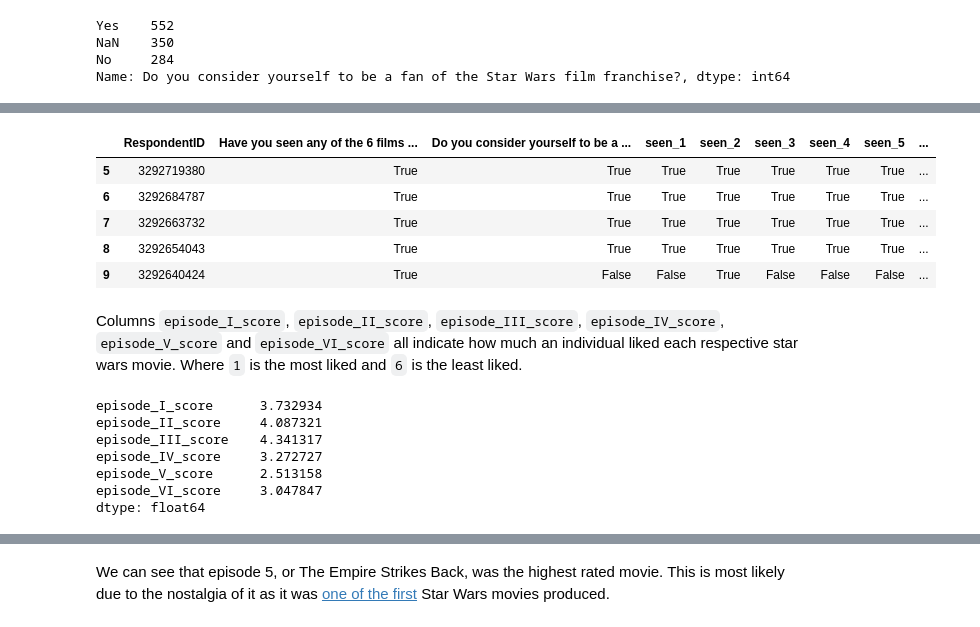
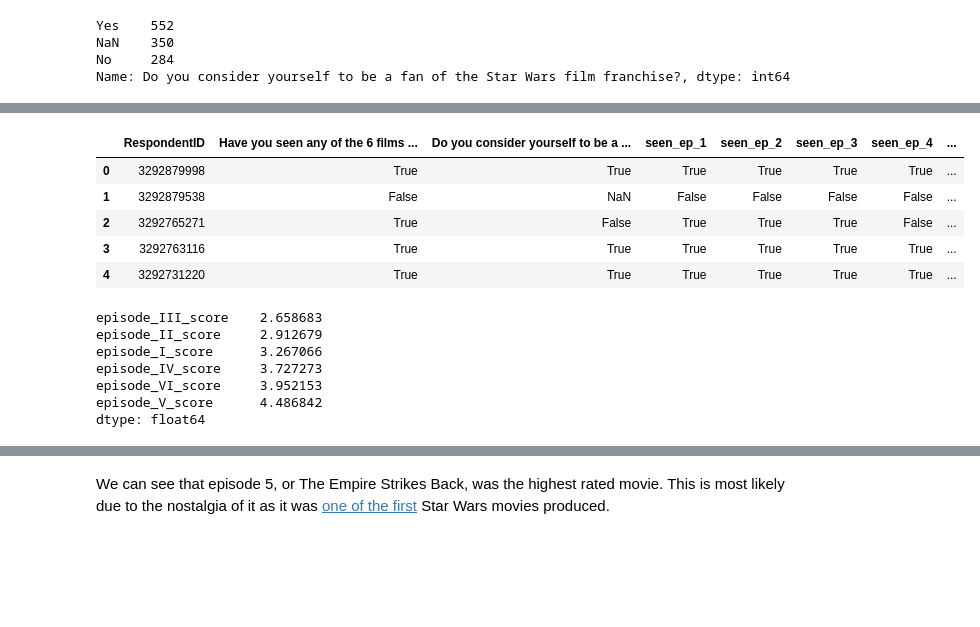
Before and after one commit to Witiko-5/Data-Science-Projects, a Jupyter notebook: Guided Projects/Star Wars GP.ipynb, the cells around one changed output, grey strips where cells are left out. Drawn from its saved outputs; the diff is of its cells as text; code cells hidden in the pictures; blank space fills up the shorter version.

```diff
--- a/Guided Projects/Star Wars GP.ipynb
+++ b/Guided Projects/Star Wars GP.ipynb
@@ -105,13 +107,14 @@ Furthermore we're going to rename the columns `Which of the following Star Wars
 # %%
 # Rename columns
 star_wars = star_wars.rename(columns={
-    'Which of the following Star Wars films have you seen? Please select all that apply.':'ep_1',
-    'Unnamed: 4':'ep_2',
-    'Unnamed: 5':'ep_3',
-    'Unnamed: 6':'ep_4',
-    'Unnamed: 7':'ep_5',
-    'Unnamed: 8':'ep_6'})
+    'Which of the following Star Wars films have you seen? Please select all that apply.':'seen_ep_1',
+    'Unnamed: 4':'seen_ep_2',
+    'Unnamed: 5':'seen_ep_3',
+    'Unnamed: 6':'seen_ep_4',
+    'Unnamed: 7':'seen_ep_5',
+    'Unnamed: 8':'seen_ep_6'})
 
 # Check to see if it worked
-star_wars.columns[3:9]
+print(star_wars.columns[3:9])
+star_wars.head()
 # %% [output]
@@ -127,0 +136,3 @@ star_wars.head()
+# %%
+star_wars.rename(columns={'Please rank the Star Wars films in order of preference with 1 being your favorite film in the franchise and 6 being your least favorite film.':'test'}, inplace=True)
+star_wars.head()
@@ -158,32 +200,48 @@ For the enxt six columns we're going to convert the data types from strings to f
 # %%
-star_wars[star_wars.columns[9:15]] = star_wars[star_wars.columns[9:15]].astype(float)
+# Rename Columns
 star_wars = star_wars.rename(columns={
-    'Please rank the Star Wars films in order of preference with 1 being your favorite film in the franchise and 6 being your least favorite film.':'episode_I_score',
+    'test':'episode_I_score',
     'Unnamed: 10':'episode_II_score',
     'Unnamed: 11':'episode_III_score',
     'Unnamed: 12':'episode_IV_score',
     'Unnamed: 13':'episode_V_score',
     'Unnamed: 14':'episode_VI_score'
     })
 
-star_wars[5:].head()
+# Convert values to floats
+star_wars[star_wars.columns[9:15]] = star_wars[star_wars.columns[9:15]].astype(float)
+
+# Invert values
+values_map = {
+    1.0:6.0,
+    2.0:5.0,
+    3.0:4.0,
+    4.0:3.0,
+    5.0:2.0,
+    6.0:1.0
+}
+
+for col in star_wars.columns[9:15]:
+    star_wars[col] = star_wars[col].map(values_map)
+
+# Check our work
+star_wars.head()
 # %% [output]
-|  | RespondentID | Have you seen any of the 6 films ... | Do you consider yourself to be a ... | seen_1 | seen_2 | seen_3 | seen_4 | seen_5 | ... |
-| 5 | 3292719380 | True | True | True | True | True | True | True | ... |
-| 6 | 3292684787 | True | True | True | True | True | True | True | ... |
-| 7 | 3292663732 | True | True | True | True | True | True | True | ... |
-| 8 | 3292654043 | True | True | True | True | True | True | True | ... |
-| 9 | 3292640424 | True | False | False | True | False | False | False | ... |
+|  | RespondentID | Have you seen any of the 6 films ... | Do you consider yourself to be a ... | seen_ep_1 | seen_ep_2 | seen_ep_3 | seen_ep_4 | ... |
+| 0 | 3292879998 | True | True | True | True | True | True | ... |
+| 1 | 3292879538 | False | NaN | False | False | False | False | ... |
+| 2 | 3292765271 | True | False | True | True | True | False | ... |
+| 3 | 3292763116 | True | True | True | True | True | True | ... |
+| 4 | 3292731220 | True | True | True | True | True | True | ... |
-# %% [markdown]
-Columns `episode_I_score`, `episode_II_score`, `episode_III_score`, `episode_IV_score`, `episode_V_score` and `episode_VI_score` all indicate how much an individual liked each respective star wars movie. Where `1` is the most liked and `6` is the least liked.
 # %%
-# Find episode averages
-star_wars[star_wars.columns[9:15]].mean()
+# Find movie averages
+avg = star_wars[star_wars.columns[9:15]].mean().sort_values(ascending=True)
+avg
 # %% [output]
-episode_I_score      3.732934
-episode_II_score     4.087321
-episode_III_score    4.341317
-episode_IV_score     3.272727
-episode_V_score      2.513158
-episode_VI_score     3.047847
+episode_III_score    2.658683
+episode_II_score     2.912679
+episode_I_score      3.267066
+episode_IV_score     3.727273
+episode_VI_score     3.952153
+episode_V_score      4.486842
 dtype: float64
```
Also changed, not shown: parts of 23 cells of this notebook.
